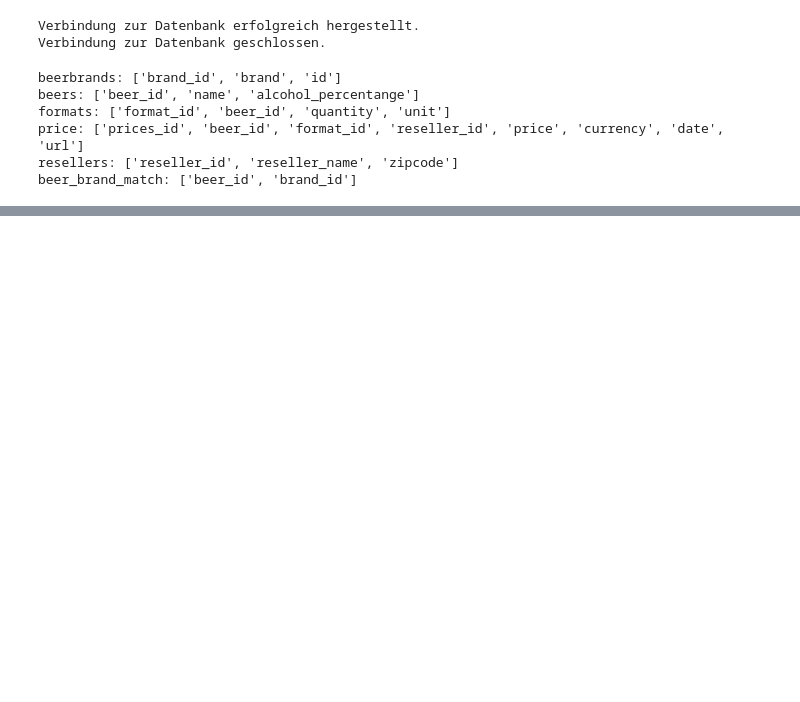
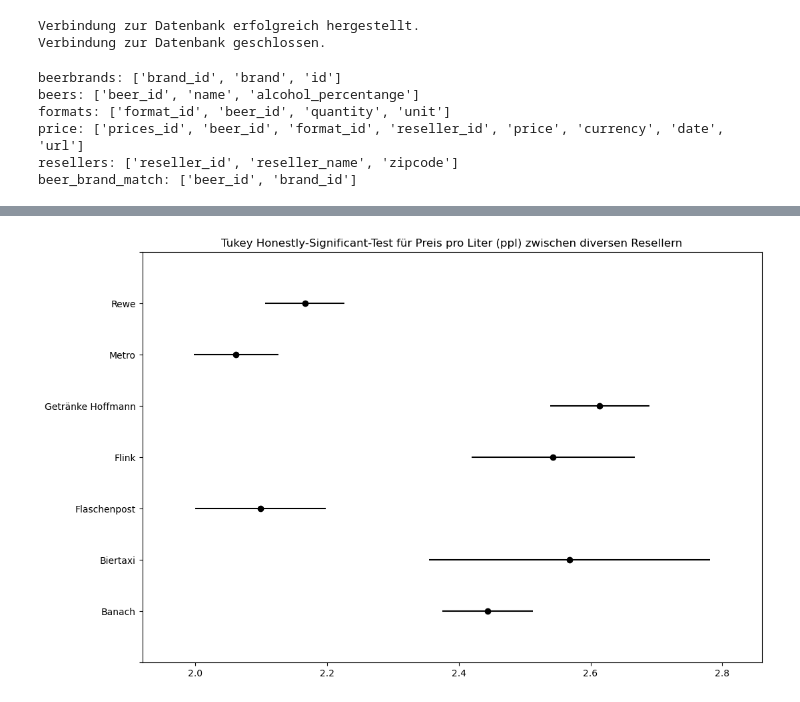
Before and after one commit to Joel-Rasch/Beer_Scraping, a Jupyter notebook: analysis/analysis_leon.ipynb, the cells around one changed output, grey strips where cells are left out. Drawn from its saved outputs; the diff is of its cells as text; code cells hidden in the pictures; blank space fills up the shorter version.

Commit message:
Analyse und Datenbereinigung

```diff
--- a/analysis/analysis_leon.ipynb
+++ b/analysis/analysis_leon.ipynb
@@ -126,0 +173,6 @@ display(merge_beers)
+# %%
+
+merge_beers['ppl'] = pd.to_numeric(merge_beers['ppl'], errors='coerce')
+
+summary = merge_beers['ppl'].describe()
+#print(summary)
@@ -126,0 +229,9 @@ display(merge_beers)
+# %%
+# Sicherstellen, dass die 'date'-Spalte im richtigen Datumsformat vorliegt
+filtered_merge_beers_unique['date'] = pd.to_datetime(filtered_merge_beers_unique['date'])
+
+# Datum, das gefiltert werden soll
+filter_date = pd.to_datetime('2024-09-21')
+
+# Filterung des DataFrames nach dem gewünschten Datum
+filtered_merge_beers_unique_date = filtered_merge_beers_unique[filtered_merge_beers_unique['date'] == pd.to_datetime(filter_date)]
@@ -126,0 +246,6 @@ display(merge_beers)
+# %%
+# Neuer DataFrame mit nur den Spalten 'reseller_name' und 'ppl'
+reseller_analysis = filtered_merge_beers_unique_date[['reseller_name', 'ppl']]
+
+# Ergebnis anzeigen
+#print(reseller_analysis)
@@ -126,0 +268,8 @@ display(merge_beers)
+# %%
+# Resseller mit signifikant wenig daten < 20
+unwanted_resellers = ['Durstquelle', 'Lidl', 'Netto Online']
+
+reseller_analysis = reseller_analysis[~reseller_analysis['reseller_name'].isin(unwanted_resellers)]
+
+reseller_counts_all = reseller_analysis.groupby('reseller_name').count()
+print(reseller_counts_all)
@@ -126,0 +344,16 @@ display(merge_beers)
+# %%
+import statsmodels.api as sm
+from statsmodels.stats.multicomp import pairwise_tukeyhsd
+
+# Tukey-HSD-Test
+tukey_result = pairwise_tukeyhsd(endog=reseller_analysis['ppl'],
+                                 groups=reseller_analysis['reseller_name'],
+                                 alpha=0.05)
+
+#print(tukey_result)
+
+tukey_result.plot_simultaneous(figsize=(12, 8))
+plt.title('Tukey Honestly-Significant-Test für Preis pro Liter (ppl) zwischen diversen Resellern')
+plt.show()
+# %% [output]
+[figure, added]
```
Also changed, not shown: parts of 28 cells of this notebook.
